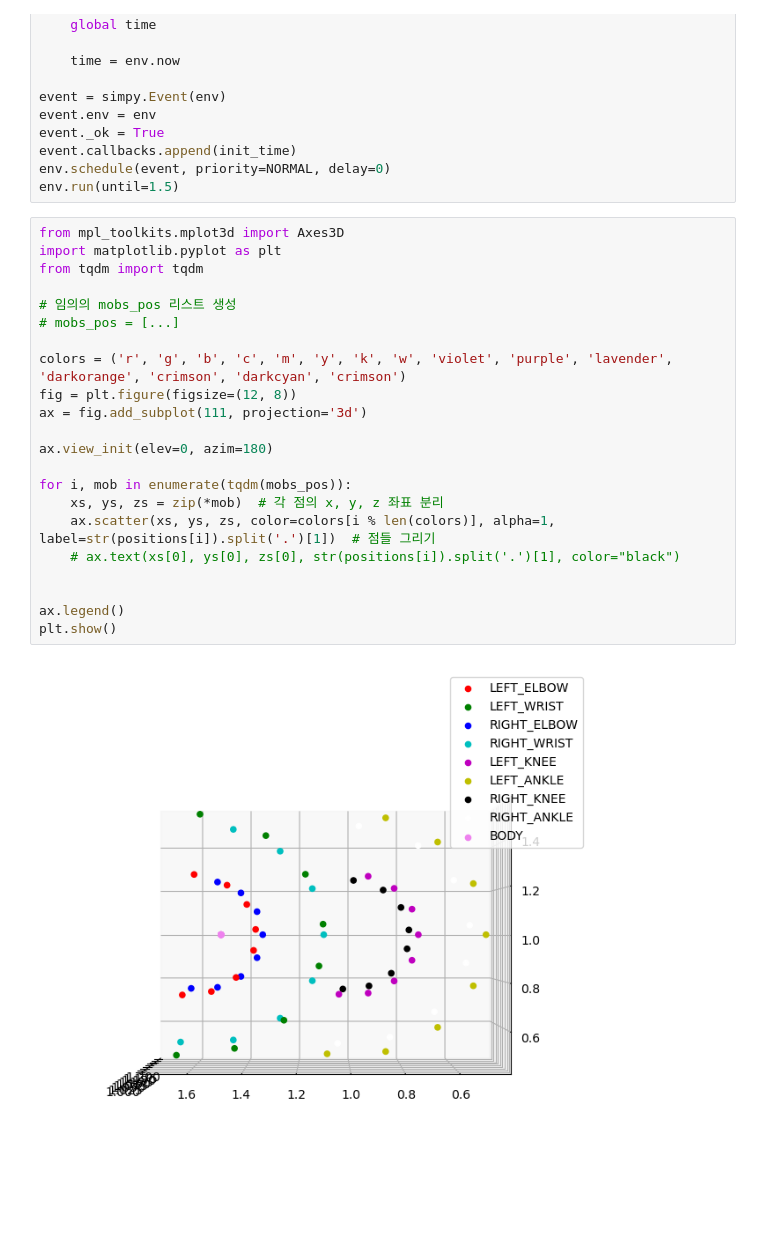
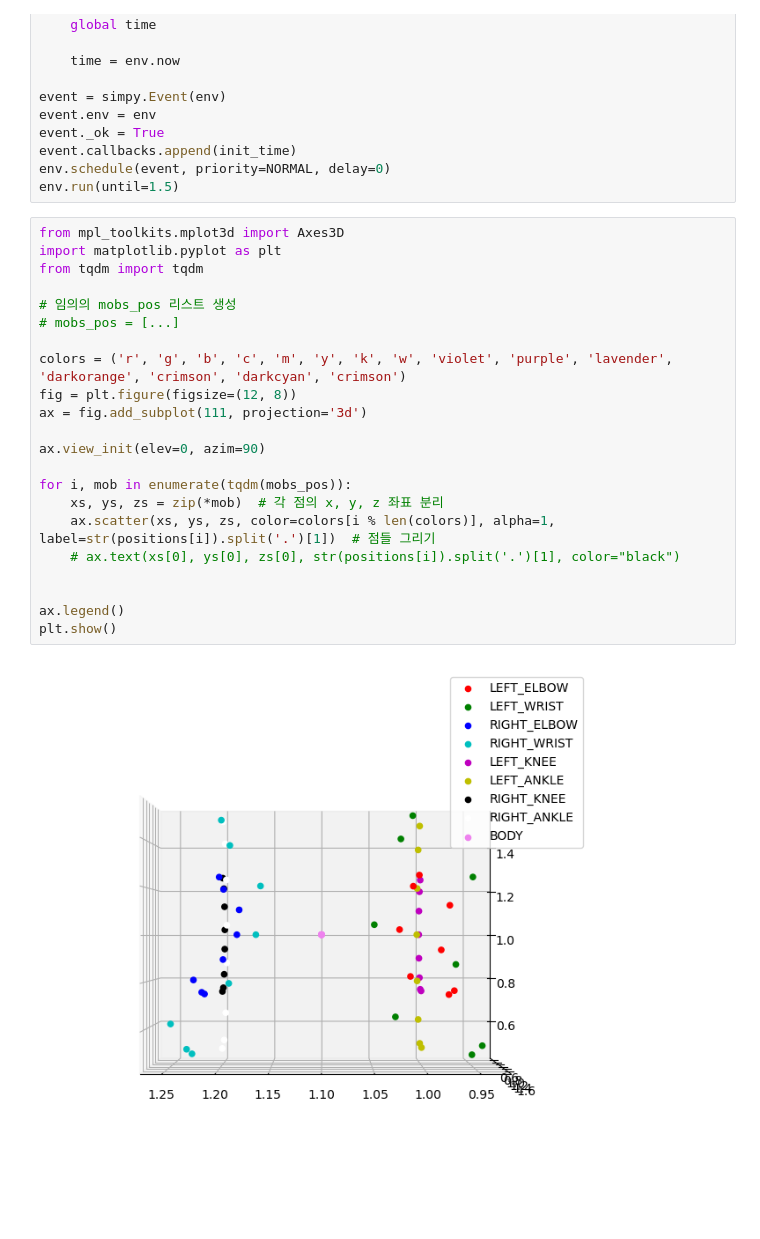
Before and after one commit to GmelaN/seoung_sim, a Jupyter notebook: mobility_visualization.ipynb, the cells around one changed output. Drawn from its saved outputs; the diff is of its cells as text.

```diff
--- a/mobility_visualization.ipynb
+++ b/mobility_visualization.ipynb
@@ -69,26 +69,26 @@ env.run(until=1.5)
 # %%
 from mpl_toolkits.mplot3d import Axes3D
 import matplotlib.pyplot as plt
 from tqdm import tqdm
 
 # 임의의 mobs_pos 리스트 생성
 # mobs_pos = [...]
 
 colors = ('r', 'g', 'b', 'c', 'm', 'y', 'k', 'w', 'violet', 'purple', 'lavender', 'darkorange', 'crimson', 'darkcyan', 'crimson')
 fig = plt.figure(figsize=(12, 8))
 ax = fig.add_subplot(111, projection='3d')
 
-ax.view_init(elev=0, azim=180)
+ax.view_init(elev=0, azim=90)
 
 for i, mob in enumerate(tqdm(mobs_pos)):
     xs, ys, zs = zip(*mob)  # 각 점의 x, y, z 좌표 분리
     ax.scatter(xs, ys, zs, color=colors[i % len(colors)], alpha=1, label=str(positions[i]).split('.')[1])  # 점들 그리기
     # ax.text(xs[0], ys[0], zs[0], str(positions[i]).split('.')[1], color="black")
 
 
 ax.legend()
 plt.show()
 # %% [output]
-[figure, old version]
+[figure, new version]
 # %%
 mobs_pos
```
Also changed, not shown: parts of 7 cells of this notebook, 2 other files.
